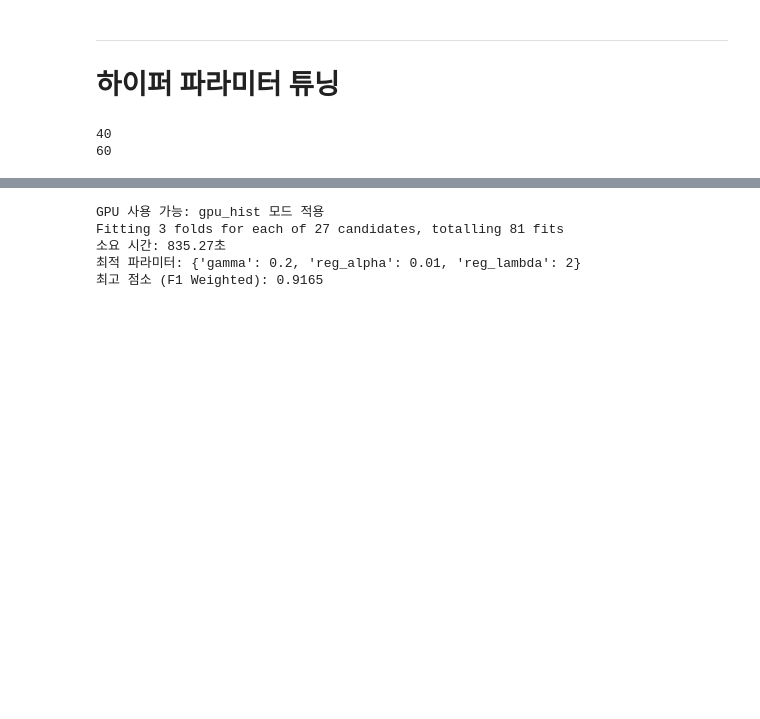
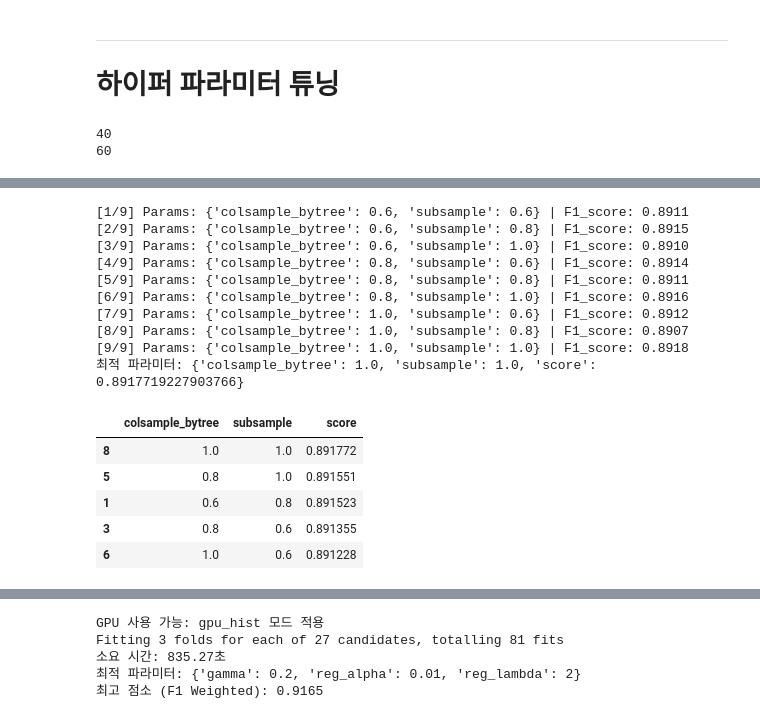
Before and after one commit to s0nh/segment-classification, a Jupyter notebook: xgboost_baseline.ipynb, the cells around one changed output, grey strips where cells are left out. Saved outputs shown, nothing was run; the diff lists cells and outputs as text; code cells hidden in the pictures; blank space fills up the shorter version.

```diff
--- a/xgboost_baseline.ipynb
+++ b/xgboost_baseline.ipynb
@@ -2530,0 +2682,74 @@ print(len(continuous_cols))
+# %%
+# 2차 튜닝 시작
+
+# 2차 파라미터 튜닝
+fixed_params = {
+    'objective' : 'multi:softprob',
+    'num_class' : 5,
+    'eval_metric' : 'mlogloss',
+    'random_state' : 42,
+
+    # 튜닝 설정을 위해 기본 설정
+    'n_estimators' : 100,
+    'learning_rate' : 0.1,
+
+    # 1차에서 찾은 최적값
+    'max_depth': 9,
+    'min_child_weight': 3
+}
+
+# 2차 튜닝 대상
+param_grid_2 = {
+    'subsample' : [0.6, 0.8, 1.0],
+    'colsample_bytree' : [0.6, 0.8, 1.0]
+}
+grid_list = list(ParameterGrid(param_grid_2))
+
+results = []
+
+for i , params in enumerate(grid_list):
+    try:
+        model = xgb.XGBClassifier(
+            **fixed_params,
+            **params,
+            device='cuda',
+            tree_method='hist'  # GPU 모드 설정
+        )
+
+        model.fit(X_train_res, y_train_res, verbose=False, sample_weight=weights)
+
+
+    except Exception:
+        model = xgb.XGBClassifier(
+            **fixed_params,
+            **params,
+        ) # CPU 모드 설정
+
+        model.fit(X_train_res, y_train_res, verbose=False, sample_weight=weights)
+
+    preds = model.predict(X_val_scaled)
+    score = f1_score(y_val_scaled, preds, average='weighted')
+
+    print(f"[{i+1}/{len(grid_list)}] Params: {params} | F1_score: {score:.4f}")
+    results.append({**params, 'score': score})
+
+results_df = pd.DataFrame(results).sort_values(by='score', ascending=False)
+print('최적 파라미터:', results_df.iloc[0].to_dict())
+results_df.head()
+# %% [output]
+[1/9] Params: {'colsample_bytree': 0.6, 'subsample': 0.6} | F1_score: 0.8911
+[2/9] Params: {'colsample_bytree': 0.6, 'subsample': 0.8} | F1_score: 0.8915
+[3/9] Params: {'colsample_bytree': 0.6, 'subsample': 1.0} | F1_score: 0.8910
+[4/9] Params: {'colsample_bytree': 0.8, 'subsample': 0.6} | F1_score: 0.8914
+[5/9] Params: {'colsample_bytree': 0.8, 'subsample': 0.8} | F1_score: 0.8911
+[6/9] Params: {'colsample_bytree': 0.8, 'subsample': 1.0} | F1_score: 0.8916
+[7/9] Params: {'colsample_bytree': 1.0, 'subsample': 0.6} | F1_score: 0.8912
+[8/9] Params: {'colsample_bytree': 1.0, 'subsample': 0.8} | F1_score: 0.8907
+[9/9] Params: {'colsample_bytree': 1.0, 'subsample': 1.0} | F1_score: 0.8918
+최적 파라미터: {'colsample_bytree': 1.0, 'subsample': 1.0, 'score': 0.8917719227903766}
+|  | colsample_bytree | subsample | score |
+| 8 | 1.0 | 1.0 | 0.891772 |
+| 5 | 0.8 | 1.0 | 0.891551 |
+| 1 | 0.6 | 0.8 | 0.891523 |
+| 3 | 0.8 | 0.6 | 0.891355 |
+| 6 | 1.0 | 0.6 | 0.891228 |
```
Also changed, not shown: parts of 15 cells of this notebook.
